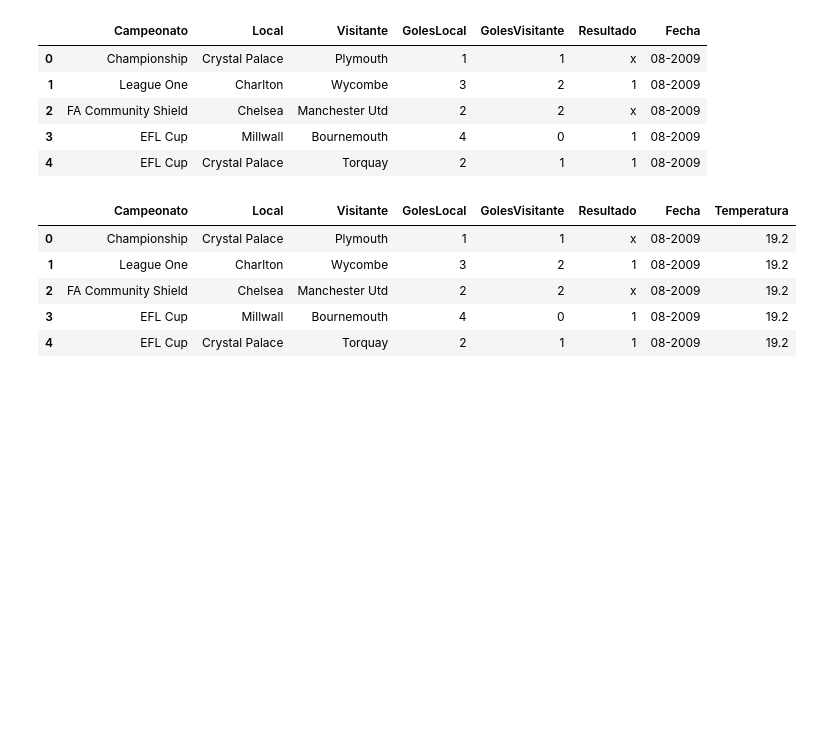
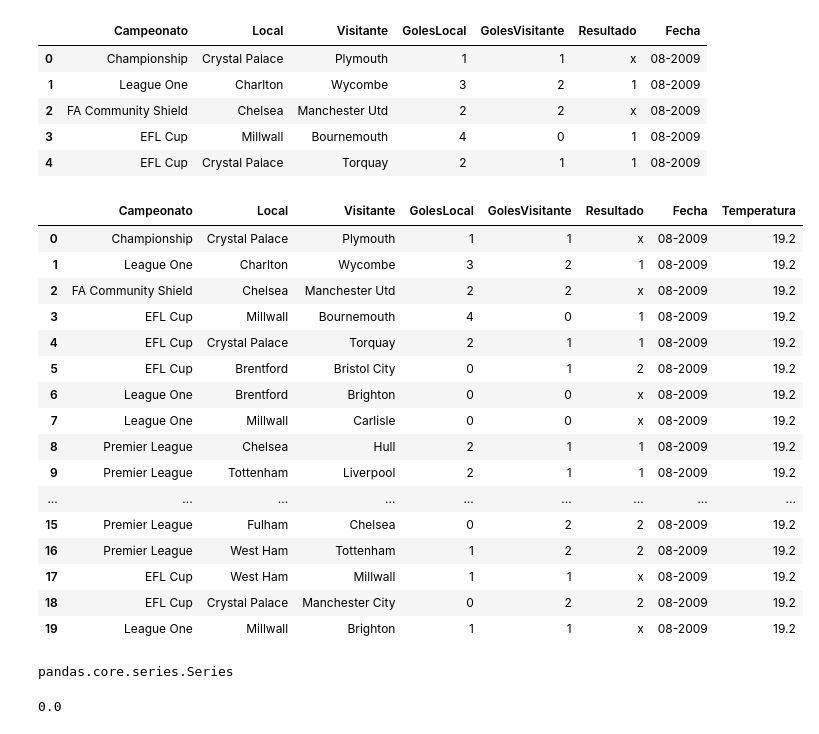
Before and after one commit to Bersuan/Proyecto-Pipelines, a Jupyter notebook: Output/DataFrame.ipynb, the cells around one changed output. Cells and saved outputs as stored; diff of their text form; code cells hidden in the pictures; blank space fills up the shorter version.

```diff
--- a/Output/DataFrame.ipynb
+++ b/Output/DataFrame.ipynb
@@ -112,14 +112,25 @@ df_londres.head()
 # %%
 df_londres['Temperatura']=1234
 for indx, row in df_londres.iterrows():
     temperatura = temps[row['Fecha']]
     df_londres.loc[indx, 'Temperatura']=temperatura
 
-df_londres.head()
+df_londres.head(20)
 # %% [output]
 |  | Campeonato | Local | Visitante | GolesLocal | GolesVisitante | Resultado | Fecha | Temperatura |
 | 0 | Championship | Crystal Palace | Plymouth | 1 | 1 | x | 08-2009 | 19.2 |
 | 1 | League One | Charlton | Wycombe | 3 | 2 | 1 | 08-2009 | 19.2 |
 | 2 | FA Community Shield | Chelsea | Manchester Utd | 2 | 2 | x | 08-2009 | 19.2 |
 | 3 | EFL Cup | Millwall | Bournemouth | 4 | 0 | 1 | 08-2009 | 19.2 |
 | 4 | EFL Cup | Crystal Palace | Torquay | 2 | 1 | 1 | 08-2009 | 19.2 |
+| 5 | EFL Cup | Brentford | Bristol City | 0 | 1 | 2 | 08-2009 | 19.2 |
+| 6 | League One | Brentford | Brighton | 0 | 0 | x | 08-2009 | 19.2 |
+| 7 | League One | Millwall | Carlisle | 0 | 0 | x | 08-2009 | 19.2 |
+| 8 | Premier League | Chelsea | Hull | 2 | 1 | 1 | 08-2009 | 19.2 |
+| 9 | Premier League | Tottenham | Liverpool | 2 | 1 | 1 | 08-2009 | 19.2 |
+| ... | ... | ... | ... | ... | ... | ... | ... | ... |
+| 15 | Premier League | Fulham | Chelsea | 0 | 2 | 2 | 08-2009 | 19.2 |
+| 16 | Premier League | West Ham | Tottenham | 1 | 2 | 2 | 08-2009 | 19.2 |
+| 17 | EFL Cup | West Ham | Millwall | 1 | 1 | x | 08-2009 | 19.2 |
+| 18 | EFL Cup | Crystal Palace | Manchester City | 0 | 2 | 2 | 08-2009 | 19.2 |
+| 19 | League One | Millwall | Brighton | 1 | 1 | x | 08-2009 | 19.2 |
@@ -125,0 +139,13 @@ df_londres.head()
+# %%
+type(df_londres.GolesLocal)
+# %% [output]
+pandas.core.series.Series
+# %%
+def SumaGoles(Campeonato, Local):
+    Cleancsv = pd.read_csv('clean.csv')
+    df_n = df_londres[(df_londres == f'{Campeonato}')|(df_londres == f'{Local}')]
+    return df_n['GolesLocal'].sum()
+
+SumaGoles('Premier League', 'Chelsea')
+# %% [output]
+0.0
```
Also changed, not shown: parts of 5 cells of this notebook, 6 other files.
